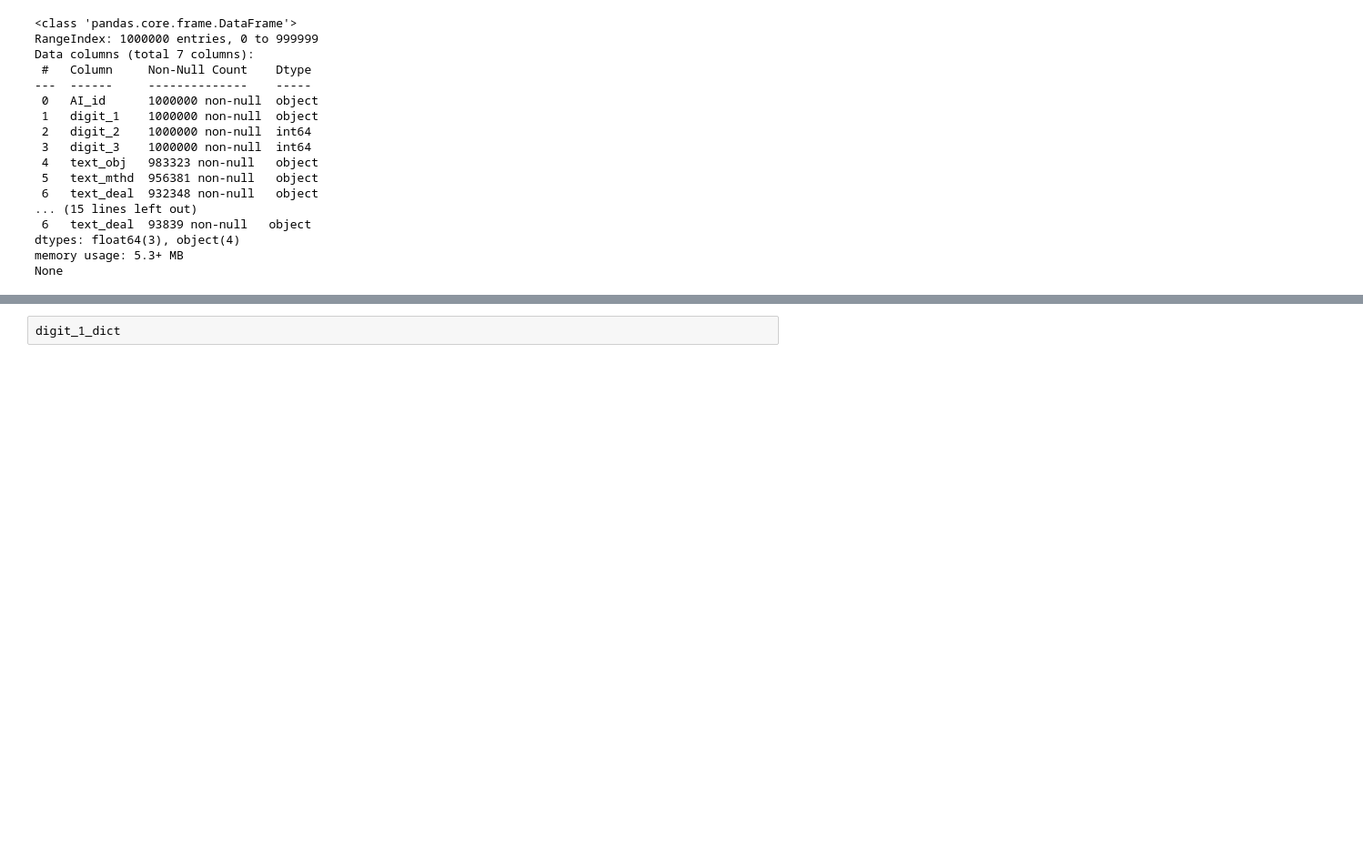
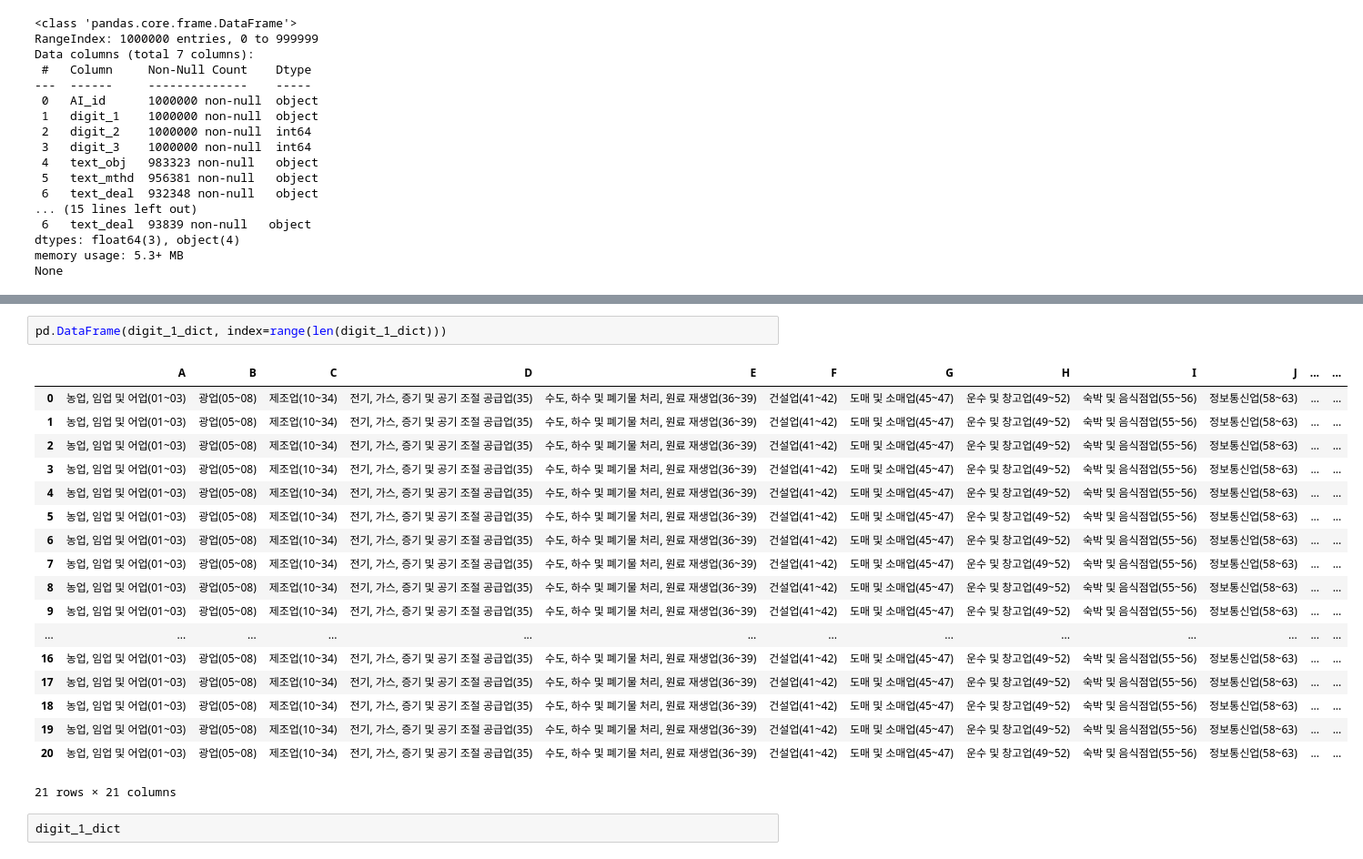
Before and after one commit to huitaek/contest-kostat-ai, a Jupyter notebook: preprocessing.ipynb, the cells around one changed output, grey strips where cells are left out. Shown at 91% size. Saved outputs shown, nothing was run; the diff lists cells and outputs as text; blank space fills up the shorter version.

```diff
--- a/preprocessing.ipynb
+++ b/preprocessing.ipynb
@@ -122,3 +154,24 @@ for i in tqdm(range(len(digit_3_df))):
+# %%
+pd.DataFrame(digit_1_dict, index=range(len(digit_1_dict)))
+# %% [output]
+|  | A | B | C | D | E | F | G | H | I | J | ... | ... |
+| 0 | 농업, 임업 및 어업(01~03) | 광업(05~08) | 제조업(10~34) | 전기, 가스, 증기 및 공기 조절 공급업(35) | 수도, 하수 및 폐기물 처리, 원료 재생업(36~39) | 건설업(41~42) | 도매 및 소매업(45~47) | 운수 및 창고업(49~52) | 숙박 및 음식점업(55~56) | 정보통신업(58~63) | ... | ... |
+| 1 | 농업, 임업 및 어업(01~03) | 광업(05~08) | 제조업(10~34) | 전기, 가스, 증기 및 공기 조절 공급업(35) | 수도, 하수 및 폐기물 처리, 원료 재생업(36~39) | 건설업(41~42) | 도매 및 소매업(45~47) | 운수 및 창고업(49~52) | 숙박 및 음식점업(55~56) | 정보통신업(58~63) | ... | ... |
+| 2 | 농업, 임업 및 어업(01~03) | 광업(05~08) | 제조업(10~34) | 전기, 가스, 증기 및 공기 조절 공급업(35) | 수도, 하수 및 폐기물 처리, 원료 재생업(36~39) | 건설업(41~42) | 도매 및 소매업(45~47) | 운수 및 창고업(49~52) | 숙박 및 음식점업(55~56) | 정보통신업(58~63) | ... | ... |
+| 3 | 농업, 임업 및 어업(01~03) | 광업(05~08) | 제조업(10~34) | 전기, 가스, 증기 및 공기 조절 공급업(35) | 수도, 하수 및 폐기물 처리, 원료 재생업(36~39) | 건설업(41~42) | 도매 및 소매업(45~47) | 운수 및 창고업(49~52) | 숙박 및 음식점업(55~56) | 정보통신업(58~63) | ... | ... |
+| 4 | 농업, 임업 및 어업(01~03) | 광업(05~08) | 제조업(10~34) | 전기, 가스, 증기 및 공기 조절 공급업(35) | 수도, 하수 및 폐기물 처리, 원료 재생업(36~39) | 건설업(41~42) | 도매 및 소매업(45~47) | 운수 및 창고업(49~52) | 숙박 및 음식점업(55~56) | 정보통신업(58~63) | ... | ... |
+| 5 | 농업, 임업 및 어업(01~03) | 광업(05~08) | 제조업(10~34) | 전기, 가스, 증기 및 공기 조절 공급업(35) | 수도, 하수 및 폐기물 처리, 원료 재생업(36~39) | 건설업(41~42) | 도매 및 소매업(45~47) | 운수 및 창고업(49~52) | 숙박 및 음식점업(55~56) | 정보통신업(58~63) | ... | ... |
+| 6 | 농업, 임업 및 어업(01~03) | 광업(05~08) | 제조업(10~34) | 전기, 가스, 증기 및 공기 조절 공급업(35) | 수도, 하수 및 폐기물 처리, 원료 재생업(36~39) | 건설업(41~42) | 도매 및 소매업(45~47) | 운수 및 창고업(49~52) | 숙박 및 음식점업(55~56) | 정보통신업(58~63) | ... | ... |
+| 7 | 농업, 임업 및 어업(01~03) | 광업(05~08) | 제조업(10~34) | 전기, 가스, 증기 및 공기 조절 공급업(35) | 수도, 하수 및 폐기물 처리, 원료 재생업(36~39) | 건설업(41~42) | 도매 및 소매업(45~47) | 운수 및 창고업(49~52) | 숙박 및 음식점업(55~56) | 정보통신업(58~63) | ... | ... |
+| 8 | 농업, 임업 및 어업(01~03) | 광업(05~08) | 제조업(10~34) | 전기, 가스, 증기 및 공기 조절 공급업(35) | 수도, 하수 및 폐기물 처리, 원료 재생업(36~39) | 건설업(41~42) | 도매 및 소매업(45~47) | 운수 및 창고업(49~52) | 숙박 및 음식점업(55~56) | 정보통신업(58~63) | ... | ... |
+| 9 | 농업, 임업 및 어업(01~03) | 광업(05~08) | 제조업(10~34) | 전기, 가스, 증기 및 공기 조절 공급업(35) | 수도, 하수 및 폐기물 처리, 원료 재생업(36~39) | 건설업(41~42) | 도매 및 소매업(45~47) | 운수 및 창고업(49~52) | 숙박 및 음식점업(55~56) | 정보통신업(58~63) | ... | ... |
+| ... | ... | ... | ... | ... | ... | ... | ... | ... | ... | ... | ... | ... |
+| 16 | 농업, 임업 및 어업(01~03) | 광업(05~08) | 제조업(10~34) | 전기, 가스, 증기 및 공기 조절 공급업(35) | 수도, 하수 및 폐기물 처리, 원료 재생업(36~39) | 건설업(41~42) | 도매 및 소매업(45~47) | 운수 및 창고업(49~52) | 숙박 및 음식점업(55~56) | 정보통신업(58~63) | ... | ... |
+| 17 | 농업, 임업 및 어업(01~03) | 광업(05~08) | 제조업(10~34) | 전기, 가스, 증기 및 공기 조절 공급업(35) | 수도, 하수 및 폐기물 처리, 원료 재생업(36~39) | 건설업(41~42) | 도매 및 소매업(45~47) | 운수 및 창고업(49~52) | 숙박 및 음식점업(55~56) | 정보통신업(58~63) | ... | ... |
+| 18 | 농업, 임업 및 어업(01~03) | 광업(05~08) | 제조업(10~34) | 전기, 가스, 증기 및 공기 조절 공급업(35) | 수도, 하수 및 폐기물 처리, 원료 재생업(36~39) | 건설업(41~42) | 도매 및 소매업(45~47) | 운수 및 창고업(49~52) | 숙박 및 음식점업(55~56) | 정보통신업(58~63) | ... | ... |
+| 19 | 농업, 임업 및 어업(01~03) | 광업(05~08) | 제조업(10~34) | 전기, 가스, 증기 및 공기 조절 공급업(35) | 수도, 하수 및 폐기물 처리, 원료 재생업(36~39) | 건설업(41~42) | 도매 및 소매업(45~47) | 운수 및 창고업(49~52) | 숙박 및 음식점업(55~56) | 정보통신업(58~63) | ... | ... |
+| 20 | 농업, 임업 및 어업(01~03) | 광업(05~08) | 제조업(10~34) | 전기, 가스, 증기 및 공기 조절 공급업(35) | 수도, 하수 및 폐기물 처리, 원료 재생업(36~39) | 건설업(41~42) | 도매 및 소매업(45~47) | 운수 및 창고업(49~52) | 숙박 및 음식점업(55~56) | 정보통신업(58~63) | ... | ... |
+21 rows × 21 columns
 # %%
 digit_1_dict
 # %% [output]
```
Also changed, not shown: parts of 20 cells of this notebook, 7 other files.
